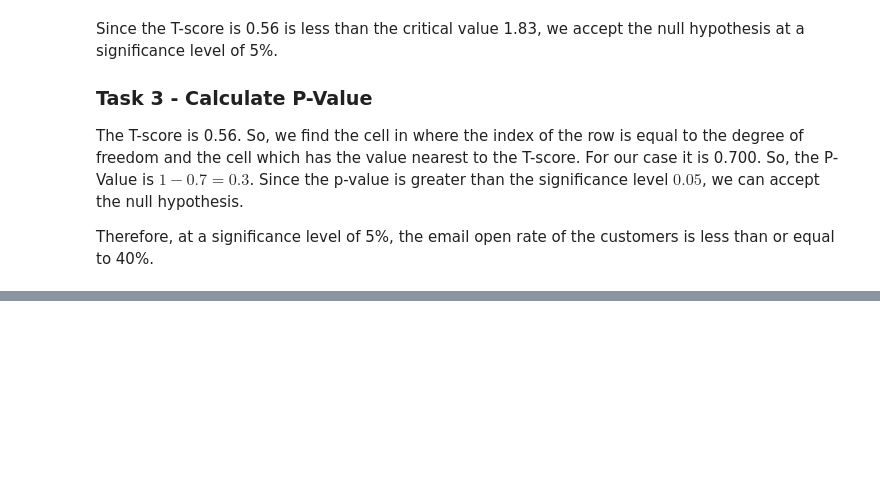
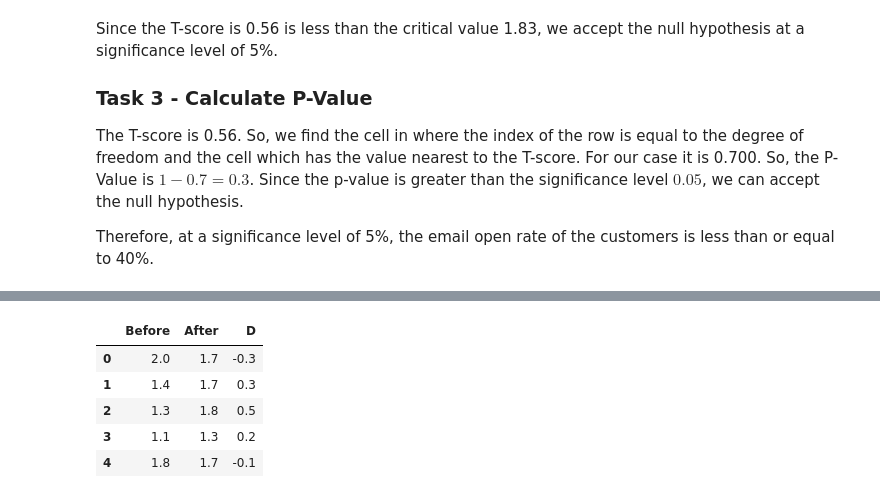
Before and after one commit to zuhairmhtb/Data-Science, a Jupyter notebook: Data Science - Statistics Part 3/Data_Science_Part_2_Statistics_III.ipynb, the cells around one changed output, grey strips where cells are left out. Cells and saved outputs as stored; diff of their text form; code cells hidden in the pictures; blank space fills up the shorter version.

```diff
--- a/Data Science - Statistics Part 3/Data_Science_Part_2_Statistics_III.ipynb
+++ b/Data Science - Statistics Part 3/Data_Science_Part_2_Statistics_III.ipynb
@@ -500,0 +539,10 @@ Therefore, at a significance level of 5\%, the email open rate of the customers
+# %%
+df['D'] = df['After'] - df['Before']
+df.head()
+# %% [output]
+|  | Before | After | D |
+| 0 | 2.0 | 1.7 | -0.3 |
+| 1 | 1.4 | 1.7 | 0.3 |
+| 2 | 1.3 | 1.8 | 0.5 |
+| 3 | 1.1 | 1.3 | 0.2 |
+| 4 | 1.8 | 1.7 | -0.1 |
```
Also changed, not shown: parts of 25 cells of this notebook, 2 other files.
